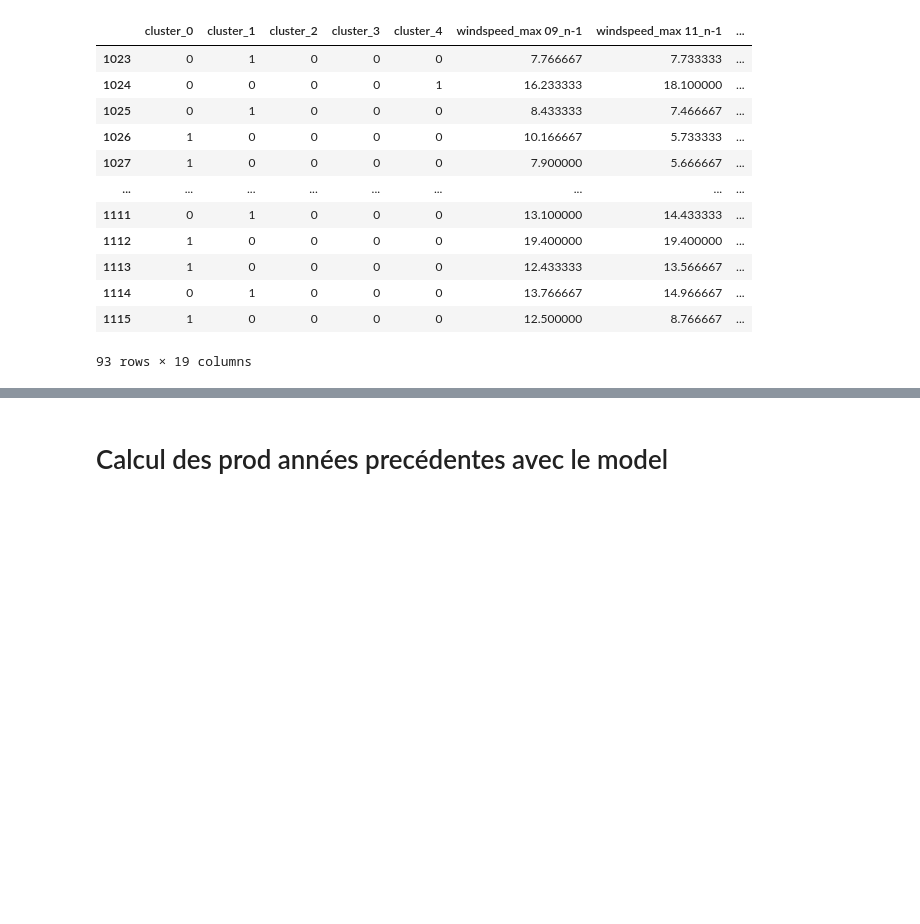
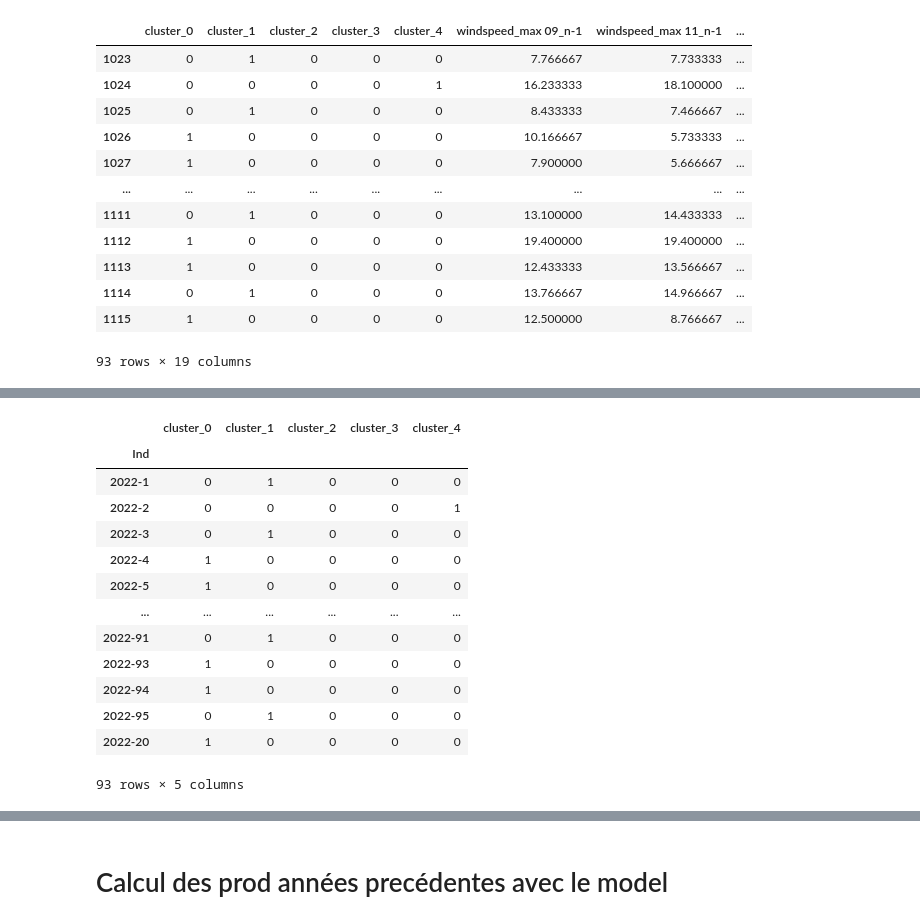
Before and after one commit to PierreCeraH/deepagri, a Jupyter notebook: notebooks/Model-Chantier-Vincent.ipynb, the cells around one changed output, grey strips where cells are left out. Saved outputs shown, nothing was run; the diff lists cells and outputs as text; code cells hidden in the pictures; blank space fills up the shorter version.

```diff
--- a/notebooks/Model-Chantier-Vincent.ipynb
+++ b/notebooks/Model-Chantier-Vincent.ipynb
@@ -250,0 +296,17 @@ sample_2022
+# %%
+df_cluster
+# %% [output]
+|  | cluster_0 | cluster_1 | cluster_2 | cluster_3 | cluster_4 |
+| Ind |  |  |  |  |  |
+| 2022-1 | 0 | 1 | 0 | 0 | 0 |
+| 2022-2 | 0 | 0 | 0 | 0 | 1 |
+| 2022-3 | 0 | 1 | 0 | 0 | 0 |
+| 2022-4 | 1 | 0 | 0 | 0 | 0 |
+| 2022-5 | 1 | 0 | 0 | 0 | 0 |
+| ... | ... | ... | ... | ... | ... |
+| 2022-91 | 0 | 1 | 0 | 0 | 0 |
+| 2022-93 | 1 | 0 | 0 | 0 | 0 |
+| 2022-94 | 1 | 0 | 0 | 0 | 0 |
+| 2022-95 | 0 | 1 | 0 | 0 | 0 |
+| 2022-20 | 1 | 0 | 0 | 0 | 0 |
+93 rows × 5 columns
```
Also changed, not shown: parts of 29 cells of this notebook, 5 other files.
